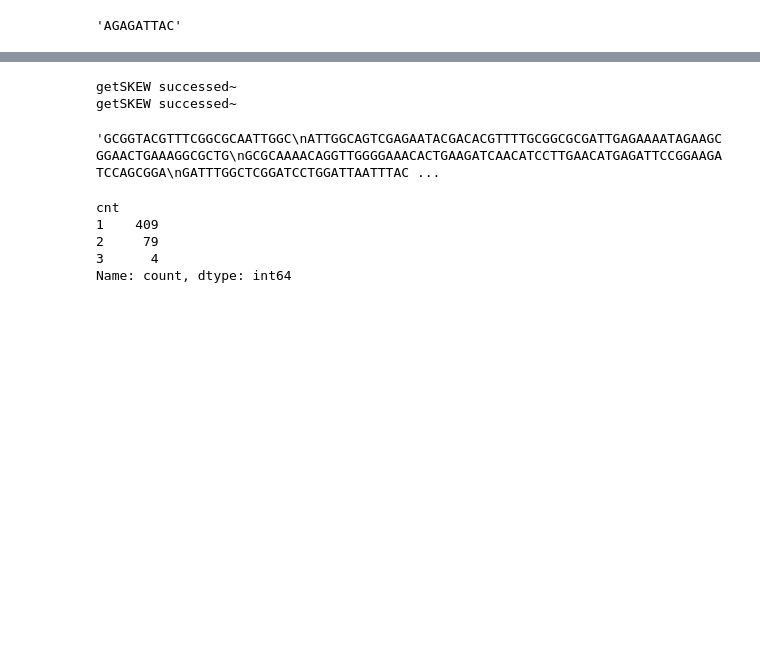
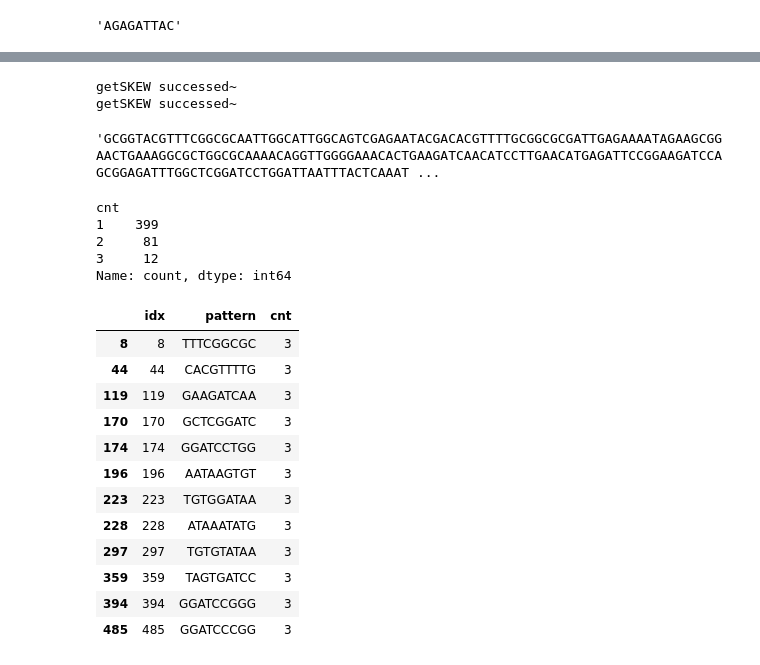
Before and after one commit to ppsygit/BI_algorithm, a Jupyter notebook: algorithm_1.ipynb, the cells around one changed output, grey strips where cells are left out. Cells and saved outputs as stored; diff of their text form; code cells hidden in the pictures; blank space fills up the shorter version.

```diff
--- a/algorithm_1.ipynb
+++ b/algorithm_1.ipynb
@@ -510,5 +625,5 @@ df.loc[df['cnt']==4]
 # %%
-Salmonela_entarica_genome = ''.join(open('DATA/Salmonela_entarica_genome.txt').readlines()).replace('/n', '')
+Salmonela_entarica_genome = ''.join(open('DATA/Salmonela_entarica_genome.txt').readlines()).replace('\n', '')
 Salmonela_entarica_genome[:9]
 # %% [output]
 'AGAGATTAC'
@@ -535,13 +633,29 @@ Salmonela_entarica_ori
 # %% [output]
 getSKEW successed~
 getSKEW successed~
-'GCGGTACGTTTCGGCGCAATTGGC\nATTGGCAGTCGAGAATACGACACGTTTTGCGGCGCGATTGAGAAAATAGAAGCGGAACTGAAAGGCGCTG\nGCGCAAAACAGGTTGGGGAAACACTGAAGATCAACATCCTTGAACATGAGATTCCGGAAGATCCAGCGGA\nGATTTGGCTCGGATCCTGGATTAATTTAC ...
+'GCGGTACGTTTCGGCGCAATTGGCATTGGCAGTCGAGAATACGACACGTTTTGCGGCGCGATTGAGAAAATAGAAGCGGAACTGAAAGGCGCTGGCGCAAAACAGGTTGGGGAAACACTGAAGATCAACATCCTTGAACATGAGATTCCGGAAGATCCAGCGGAGATTTGGCTCGGATCCTGGATTAATTTACTCAAAT ...
 # %%
 df = pd.DataFrame(FrequentWords_mismatch_HD(Salmonela_entarica_ori, 9, 1))
 df['cnt'].value_counts()
 # %% [output]
 cnt
-1    409
-2     79
-3      4
+1    399
+2     81
+3     12
 Name: count, dtype: int64
+# %%
+df.loc[df['cnt'] == 3]
+# %% [output]
+|  | idx | pattern | cnt |
+| 8 | 8 | TTTCGGCGC | 3 |
+| 44 | 44 | CACGTTTTG | 3 |
+| 119 | 119 | GAAGATCAA | 3 |
+| 170 | 170 | GCTCGGATC | 3 |
+| 174 | 174 | GGATCCTGG | 3 |
+| 196 | 196 | AATAAGTGT | 3 |
+| 223 | 223 | TGTGGATAA | 3 |
+| 228 | 228 | ATAAATATG | 3 |
+| 297 | 297 | TGTGTATAA | 3 |
+| 359 | 359 | TAGTGATCC | 3 |
+| 394 | 394 | GGATCCGGG | 3 |
+| 485 | 485 | GGATCCCGG | 3 |
```
Also changed, not shown: parts of 14 cells of this notebook.
